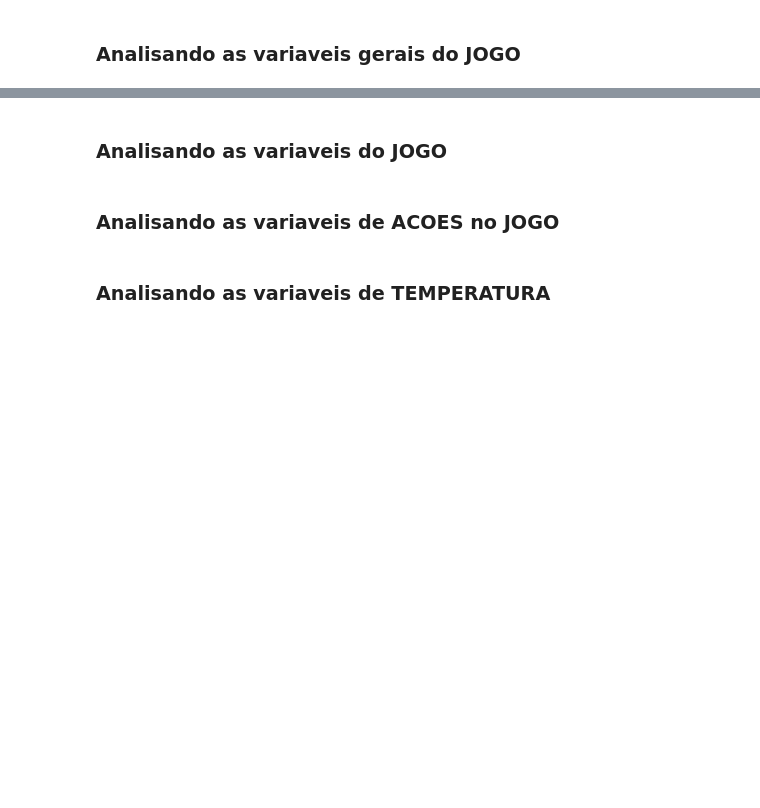
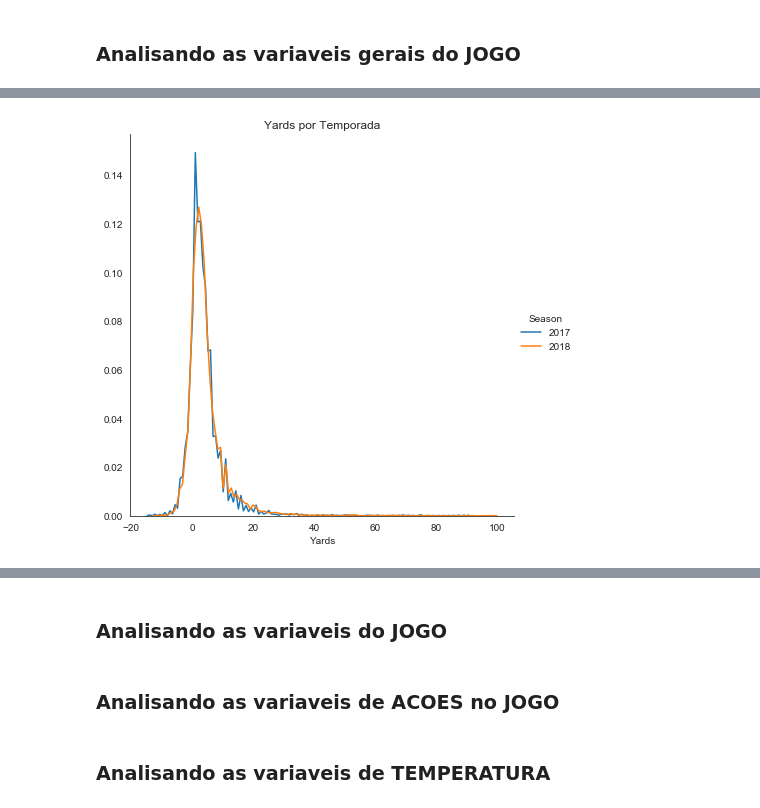
Before and after one commit to RodrigoLima82/kaggle_nfl_big_data_bowl, a Jupyter notebook: kernel/NFL_Data_Exploration.ipynb, the cells around one changed output, grey strips where cells are left out. Saved outputs shown, nothing was run; the diff lists cells and outputs as text; code cells hidden in the pictures; blank space fills up the shorter version.

```diff
--- a/kernel/NFL_Data_Exploration.ipynb
+++ b/kernel/NFL_Data_Exploration.ipynb
@@ -117,0 +209,10 @@ train['Week'].value_counts()
+# %%
+# Verificando a relacao da variavel YARDS com a Temporada
+# Aparentemente 2017 e 2018 tem uma mesma distribuicao de Yards
+# Uma pequena variacao em 2018 nos picos
+sns.FacetGrid(train, hue="Season", height=6) \
+   .map(sns.kdeplot, "Yards") \
+   .add_legend()
+plt.title('Yards por Temporada')
+# %% [output]
+[figure, added]
```
Also changed, not shown: parts of 23 cells of this notebook, 2 other files.
